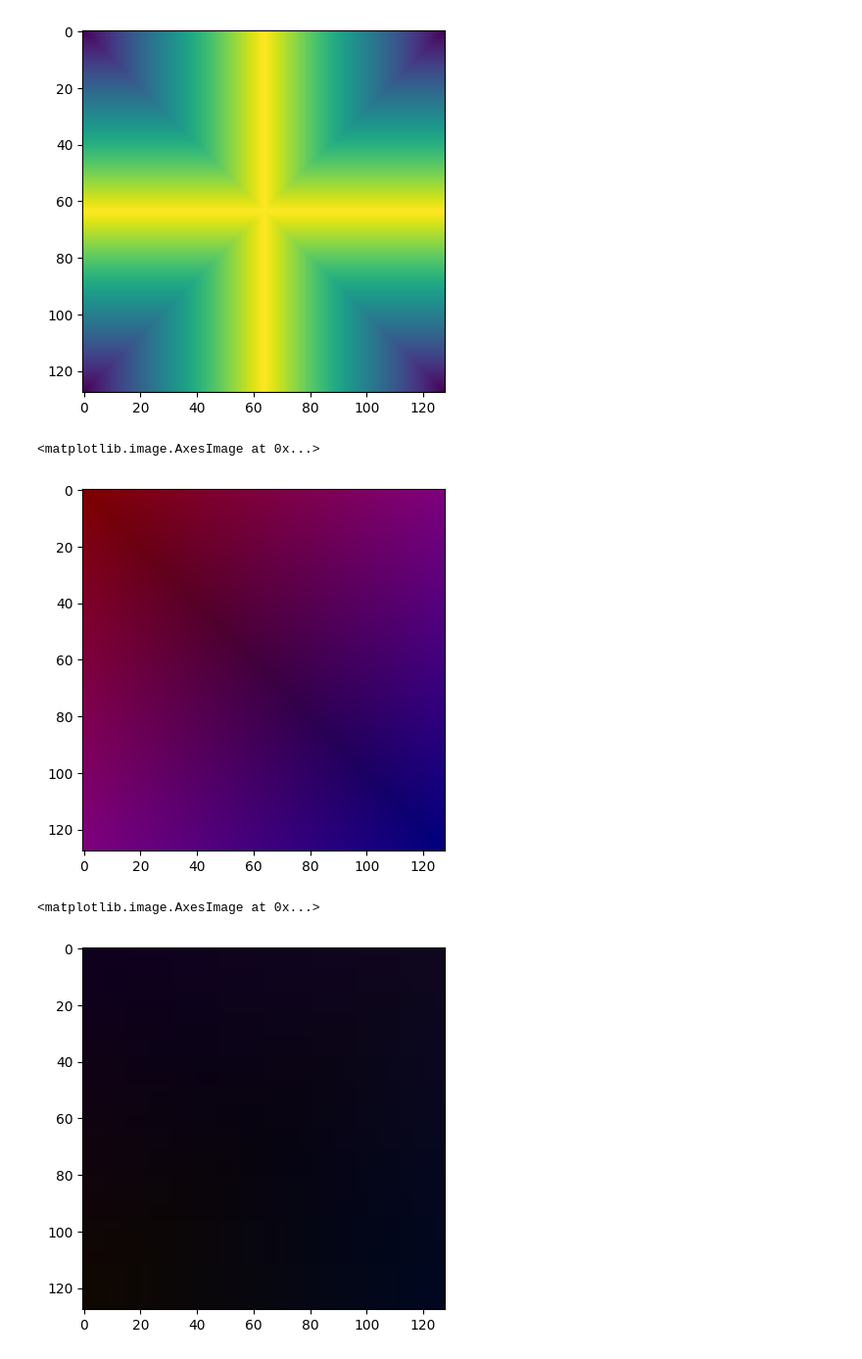
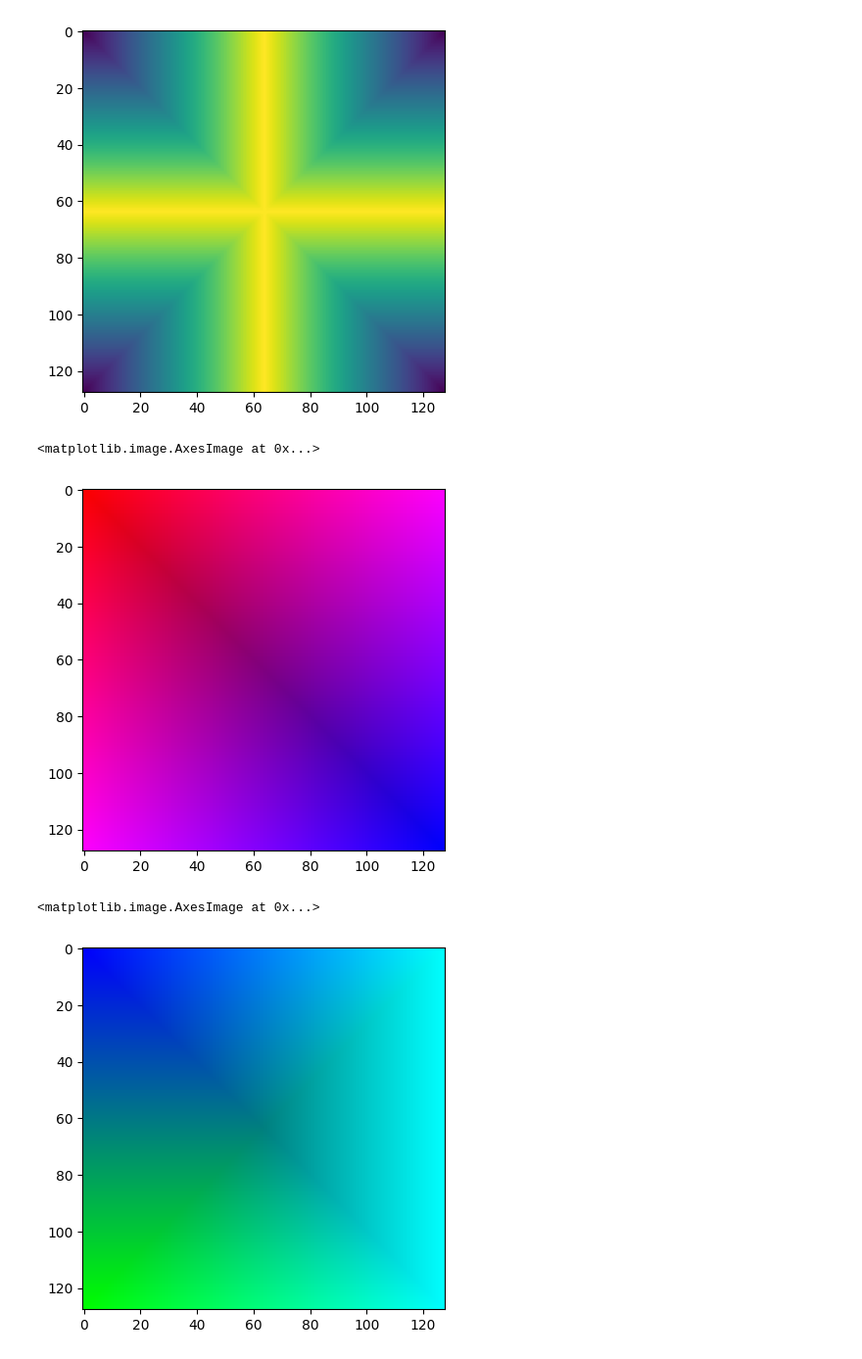
Before and after one commit to rir001/SEP_projects, a Jupyter notebook: images/image_calibrator.ipynb, the cells around one changed output. Shown at 98% size. Saved outputs shown, nothing was run; the diff lists cells and outputs as text; code cells hidden in the pictures.

```diff
--- a/images/image_calibrator.ipynb
+++ b/images/image_calibrator.ipynb
@@ -5,7 +5,7 @@ import cv2
 # %%
 base = np.ones((128, 128, 3), dtype=np.uint8) * 255
 # %%
-linspace = np.array([np.hstack((np.zeros(0).T, np.linspace(0, 128, 128)))]*128)
+linspace = np.array([np.hstack((np.zeros(0).T, np.linspace(0, 255, 128)))]*128)
 # %%
 grandient = (linspace > linspace.T)*linspace + (linspace <= linspace.T)*linspace.T
 plt.imshow(grandient)
@@ -28,19 +28,22 @@ base[:, :, 2] *= 1
 plt.imshow(base)
 # %% [output]
 <matplotlib.image.AxesImage at 0x...>
-[figure, old version]
+[figure, new version]
 # %%
 # base[:, :, 0] = np.vstack((np.hstack((grandient[::2, ::2], grandient[::2, ::-2])), np.hstack((grandient[::-2, ::2], grandient[::-2, ::-2]))))
-base[:, :, 0] = grandient[::-1, ::-1] / 2**3
-base[:, :, 0] *= 1
-base[:, :, 1] = grandient / 2**4
-base[:, :, 1] *= 1
-base[:, :, 2] = grandient[::-1] / 2**2
-base[:, :, 2] *= 1
+base[:, :, 0] = grandient[::-1, ::-1]
+# base[:, :, 0] /= 2**3
+base[:, :, 0] *= 0
+base[:, :, 1] = grandient
+# base[:, :, 1] /= 2**4
+# base[:, :, 1] *= 0
+base[:, :, 2] = grandient[::-1]
+# base[:, :, 2] /= 2**2
+# base[:, :, 2] *= 0
 
 plt.imshow(base)
 # %% [output]
 <matplotlib.image.AxesImage at 0x...>
-[figure, old version]
+[figure, new version]
 # %%
 plt.imsave('gradient.png', base)
```
Also changed, not shown: parts of 1 cell of this notebook, 3 other files.
